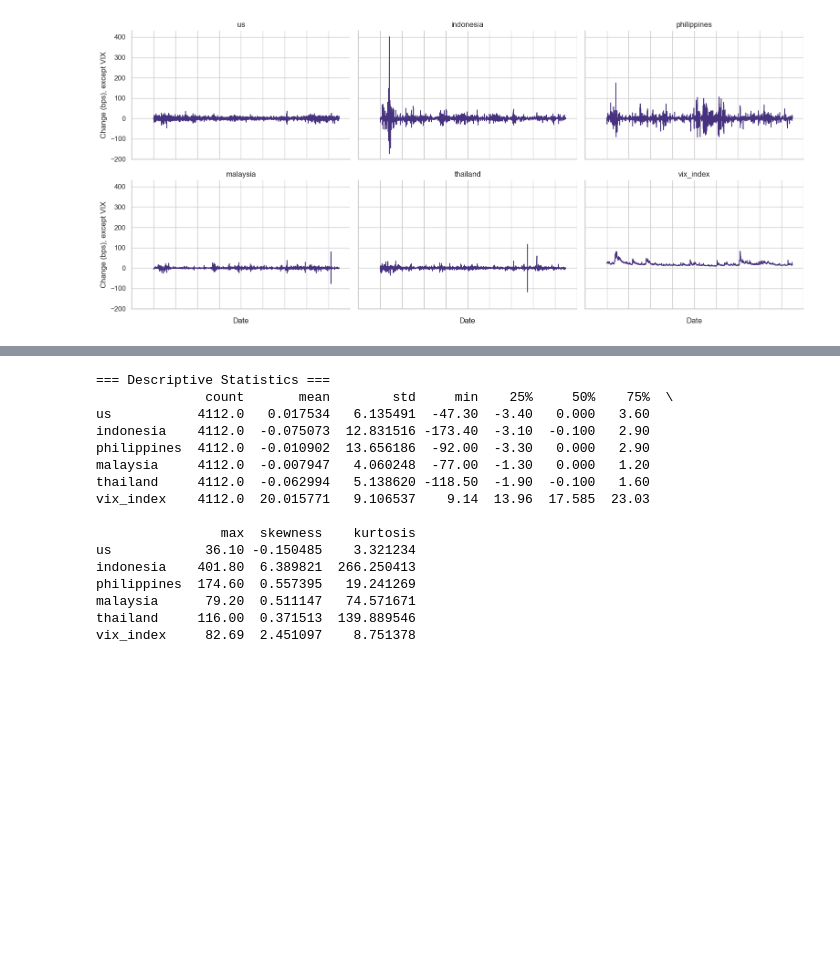
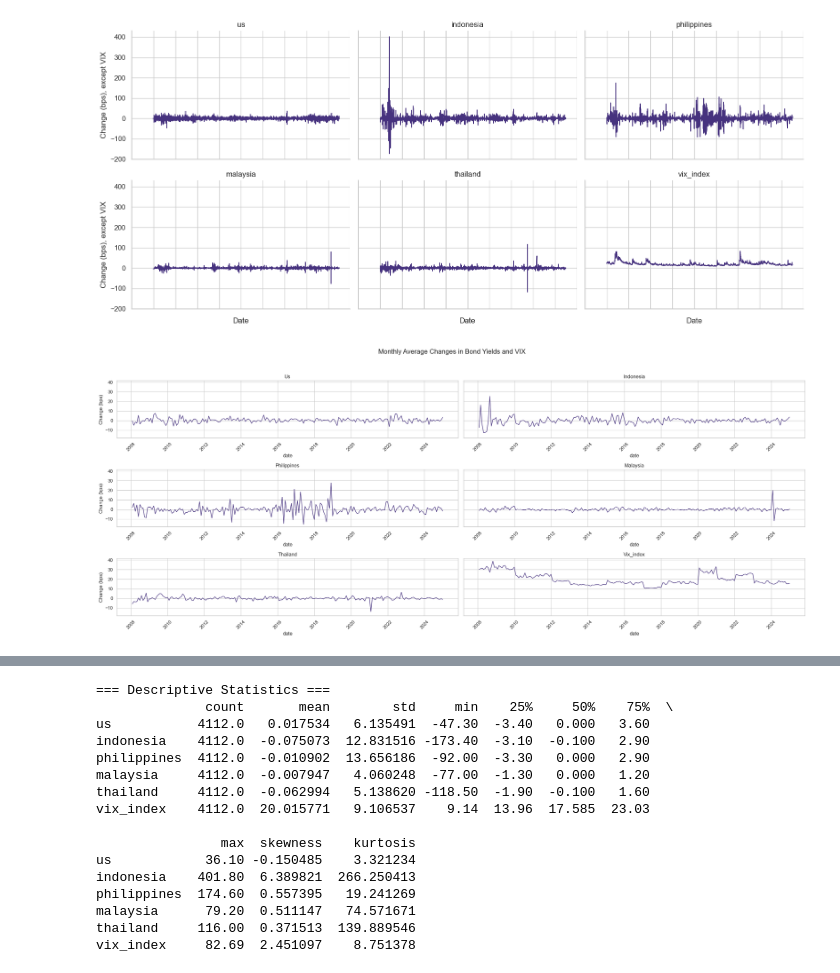
Before and after one commit to arifpras/tfda-djppr, a Jupyter notebook: scripts/20250505_vixtoindonesia.ipynb, the cells around one changed output, grey strips where cells are left out. Cells and saved outputs as stored; diff of their text form; code cells hidden in the pictures; blank space fills up the shorter version.

```diff
--- a/scripts/20250505_vixtoindonesia.ipynb
+++ b/scripts/20250505_vixtoindonesia.ipynb
@@ -45,0 +74,40 @@ plt.show()
+# %%
+# Re-import necessary libraries after code execution environment reset
+import pandas as pd
+import numpy as np
+import matplotlib.pyplot as plt
+import seaborn as sns
+
+# Reload the dataset
+file_path = "20250503_changes_bps.csv"
+df = pd.read_csv(file_path)
+
+# Parse dates and convert columns
+df['date'] = pd.to_datetime(df['date'], errors='coerce')
+df = df.set_index('date')
+df = df.apply(pd.to_numeric, errors='coerce')
+
+# Resample to monthly frequency (mean of daily changes)
+df_monthly = df.resample('M').mean()
+
+# Ensure column consistency
+df_monthly_cleaned = df_monthly.copy()
+df_monthly_cleaned.columns = [col.strip().lower() for col in df_monthly_cleaned.columns]
+
+# Create 3x2 panel layout and flatten axes
+fig, axes = plt.subplots(3, 2, figsize=(24, 10), sharey=True)
+axes = axes.flatten()  # Flatten to use axes[i]
+fig.suptitle("Monthly Average Changes in Bond Yields and VIX", fontsize=16)
+
+# Plot each time series
+for i, col in enumerate(columns):
+    sns.lineplot(ax=axes[i], data=df_monthly_cleaned, x=df_monthly_cleaned.index, y=col, linewidth=1.2)
+    axes[i].set_title(col.capitalize())
+    axes[i].tick_params(axis='x', rotation=45)
+    axes[i].grid(True)
+    axes[i].set_ylabel("Change (bps)")
+
+plt.tight_layout(rect=[0, 0, 1, 0.95])
+plt.show()
+# %% [output]
+[figure, added]
```
Also changed, not shown: parts of 8 cells of this notebook, 2 other files.
